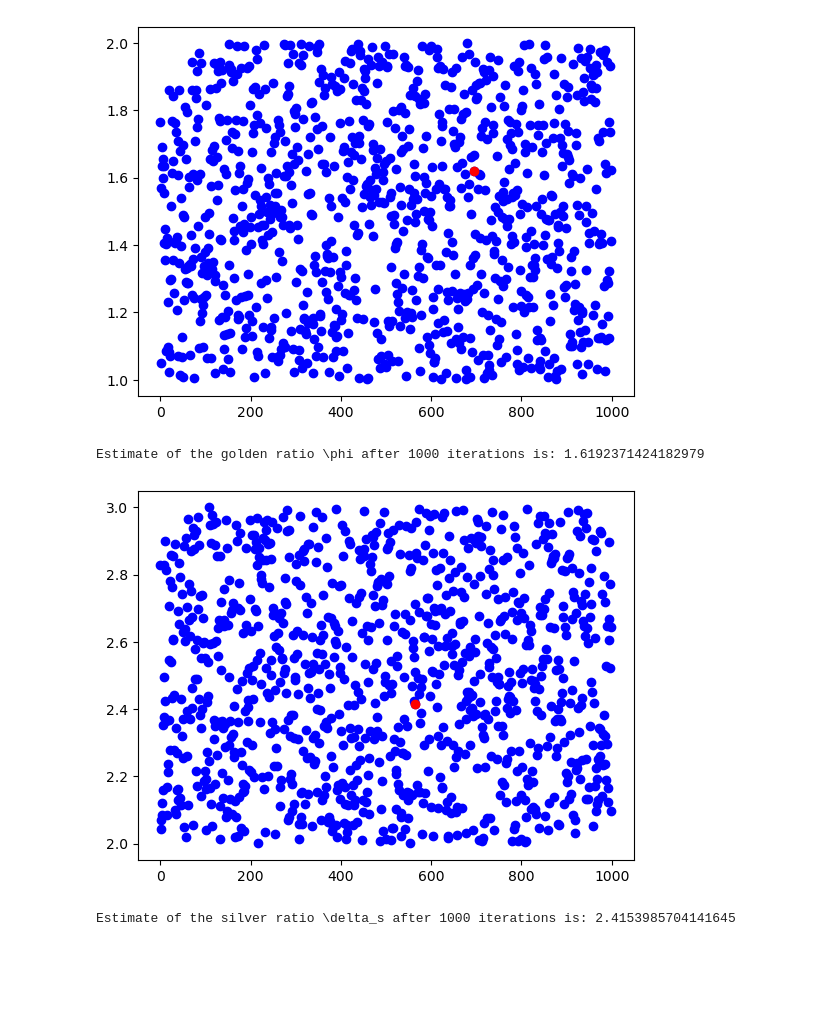
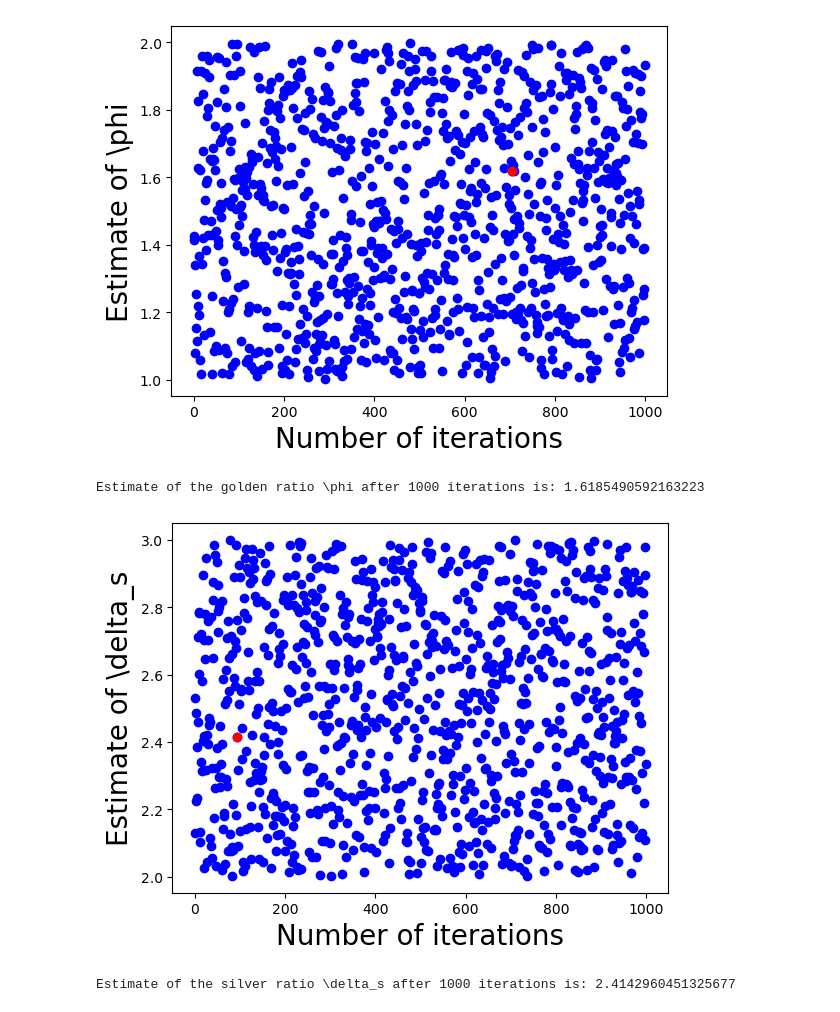
Before and after one commit to GautamGopalKrishnan/montecarlo, a Jupyter notebook: estimating_constants.ipynb, the cells around one changed output. Cells and saved outputs as stored; diff of their text form; code cells hidden in the pictures; blank space fills up the shorter version.

```diff
--- a/estimating_constants.ipynb
+++ b/estimating_constants.ipynb
@@ -120,34 +132,38 @@ for i in range(N):
     est.append(f1)
 plt.scatter(range(N),est,c="b")
 plt.scatter([z],[ans],c="r")
+plt.xlabel('Number of iterations', fontsize = 20)
+plt.ylabel('Estimate of \phi', fontsize = 20)
 plt.show()
 print("Estimate of the golden ratio \phi after",N,"iterations is:",ans)
 # %% [output]
-[figure, old version]
+[figure, new version]
-Estimate of the golden ratio \phi after 1000 iterations is: 1.6192371424182979
+Estimate of the golden ratio \phi after 1000 iterations is: 1.6185490592163223
 # %%
 #Estimation Silver Ratio \delta by Monte Carlo simulation using the fact that (2a+b)/a must be close to a/b
 
 N=1000 #It is easier to see the scatter plot with N=1000 and the estimate is reasonably good
 m=1
 est=[]
 for i in range(N):
     x=np.random.uniform(0,1)
     y=np.random.uniform(0,1)
     a=np.max([x,y])
     b=np.min([x,y])
     f1=(2*a+b)/a
     f2=a/b
     v=f1-f2
     if v>0 and v<m:
         m=v
         z=i
         ans=f1
     est.append(f1)
 plt.scatter(range(N),est,c="b")
 plt.scatter([z],[ans],c="r")
+plt.xlabel('Number of iterations', fontsize = 20)
+plt.ylabel('Estimate of \delta_s', fontsize = 20)
 plt.show()
 print("Estimate of the silver ratio \delta_s after",N,"iterations is:",ans)
 # %% [output]
-[figure, old version]
+[figure, new version]
-Estimate of the silver ratio \delta_s after 1000 iterations is: 2.4153985704141645
+Estimate of the silver ratio \delta_s after 1000 iterations is: 2.4142960451325677
```
Also changed, not shown: parts of 6 cells of this notebook.
